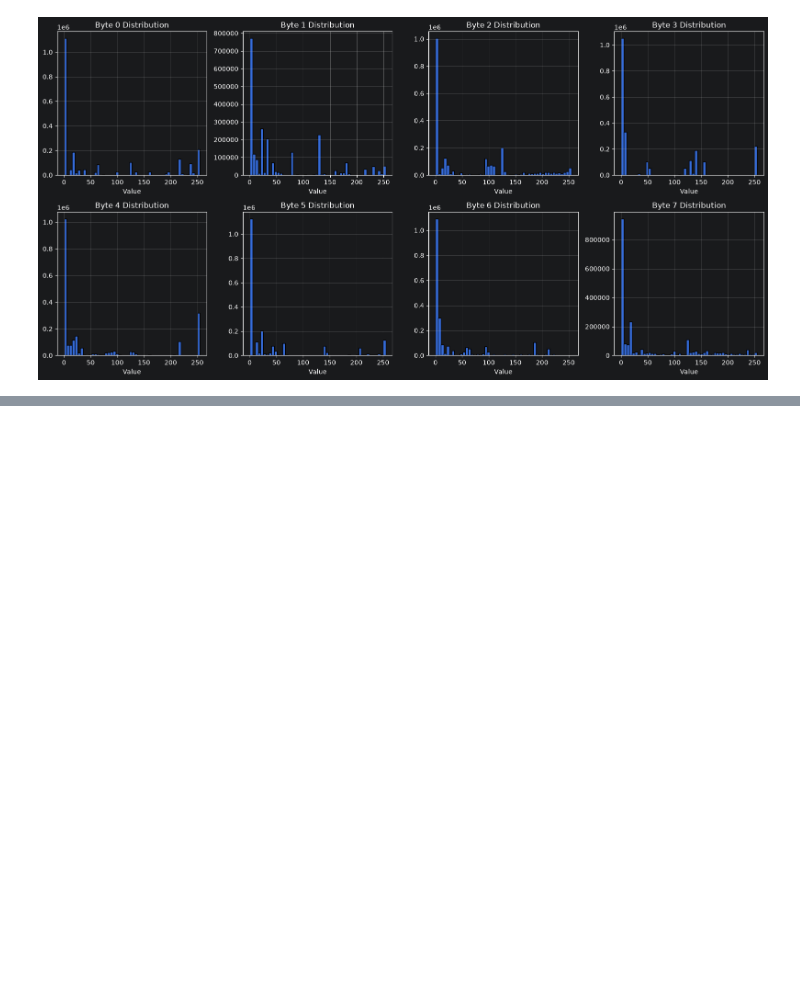
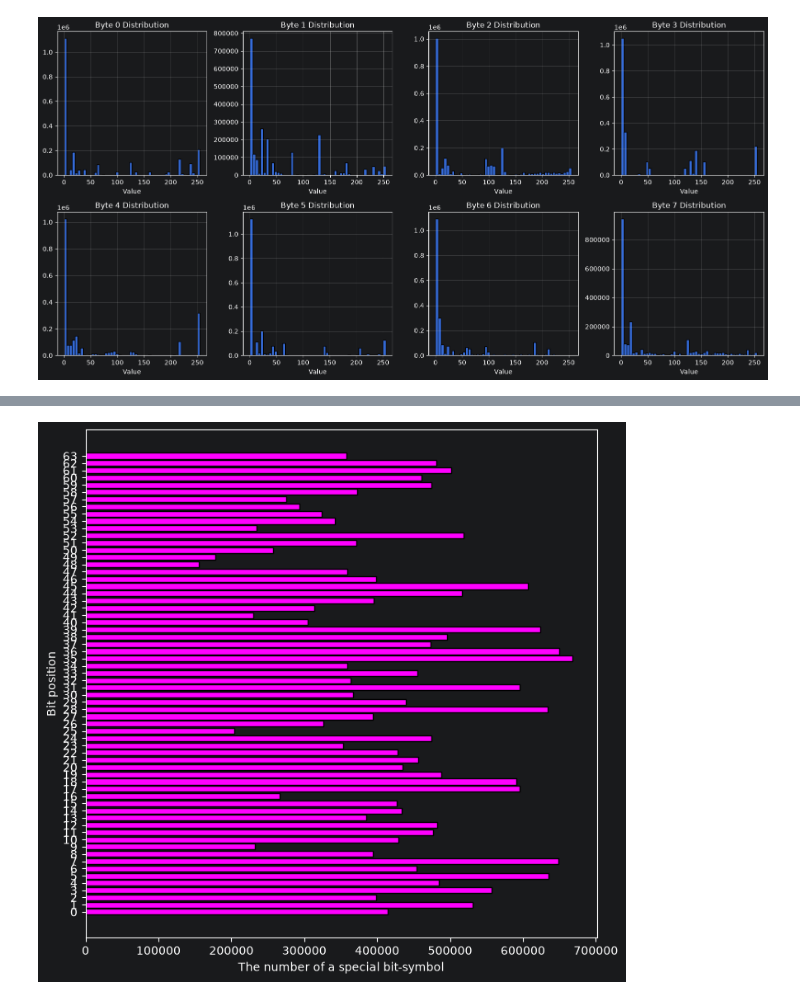
Before and after one commit to Adeeem2/Can-Anomaly-Detection, a Jupyter notebook: notebooks/01_data_exploration.ipynb, the cells around one changed output, grey strips where cells are left out. Saved outputs shown, nothing was run; the diff lists cells and outputs as text; code cells hidden in the pictures; blank space fills up the shorter version.

```diff
--- a/notebooks/01_data_exploration.ipynb
+++ b/notebooks/01_data_exploration.ipynb
@@ -175,3 +175,6 @@ plt.tight_layout()
 plt.show()
 # %% [output]
 [figure]
+# %%
+df = pd.read_csv("../data/attack_free_bit_vectors.csv")
+df
@@ -177,0 +209,11 @@ plt.show()
+# %%
+counts = df[[f'bit_{i}' for i in range(64)]].sum()
+
+plt.figure(figsize=(8,8))
+plt.barh(range(64), counts, color='magenta', edgecolor='black')
+plt.yticks(range(64))
+plt.xlabel("The number of a special bit-symbol")
+plt.ylabel("Bit position")
+plt.show()
+# %% [output]
+[figure, added]
```
Also changed, not shown: parts of 3 cells of this notebook, 2 other files.
